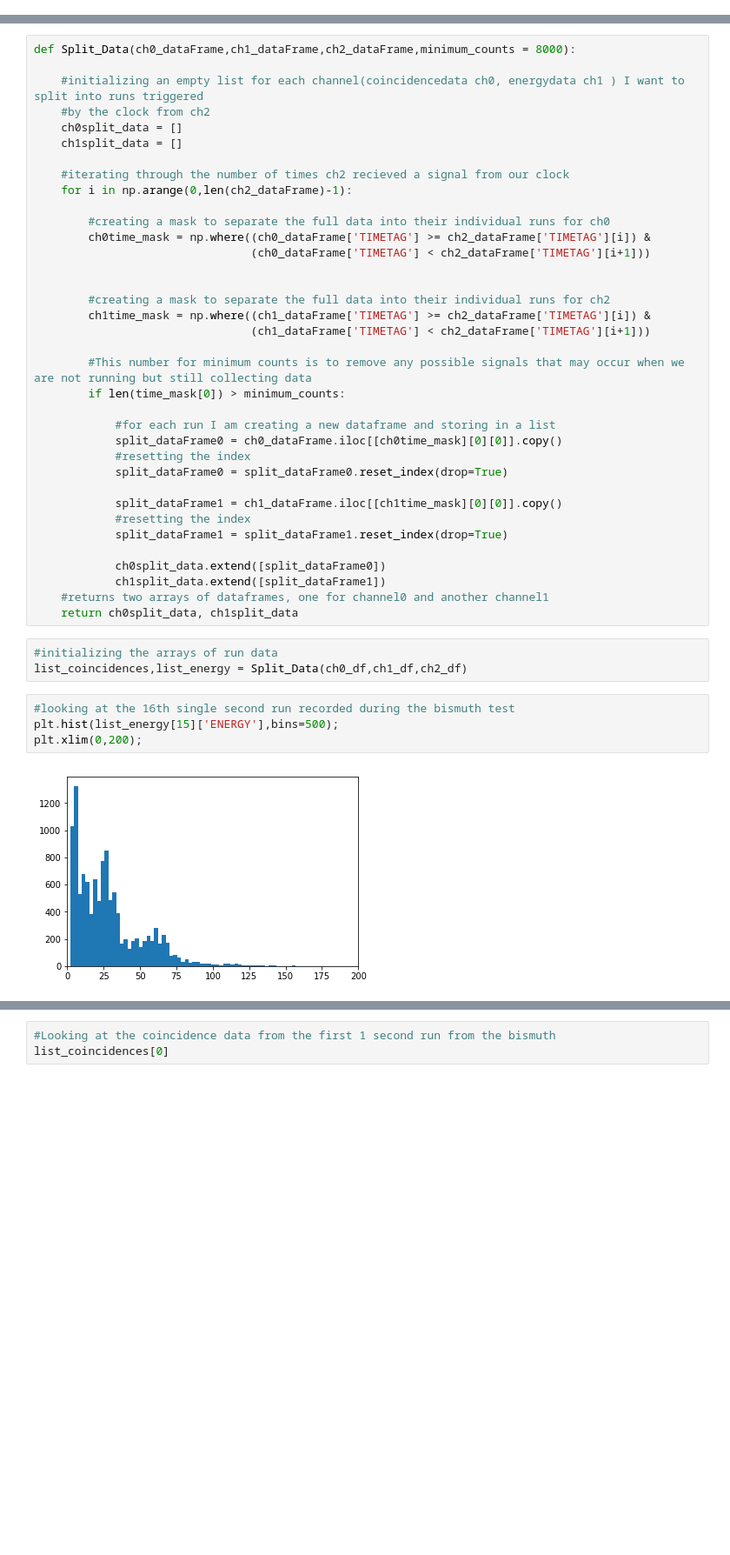
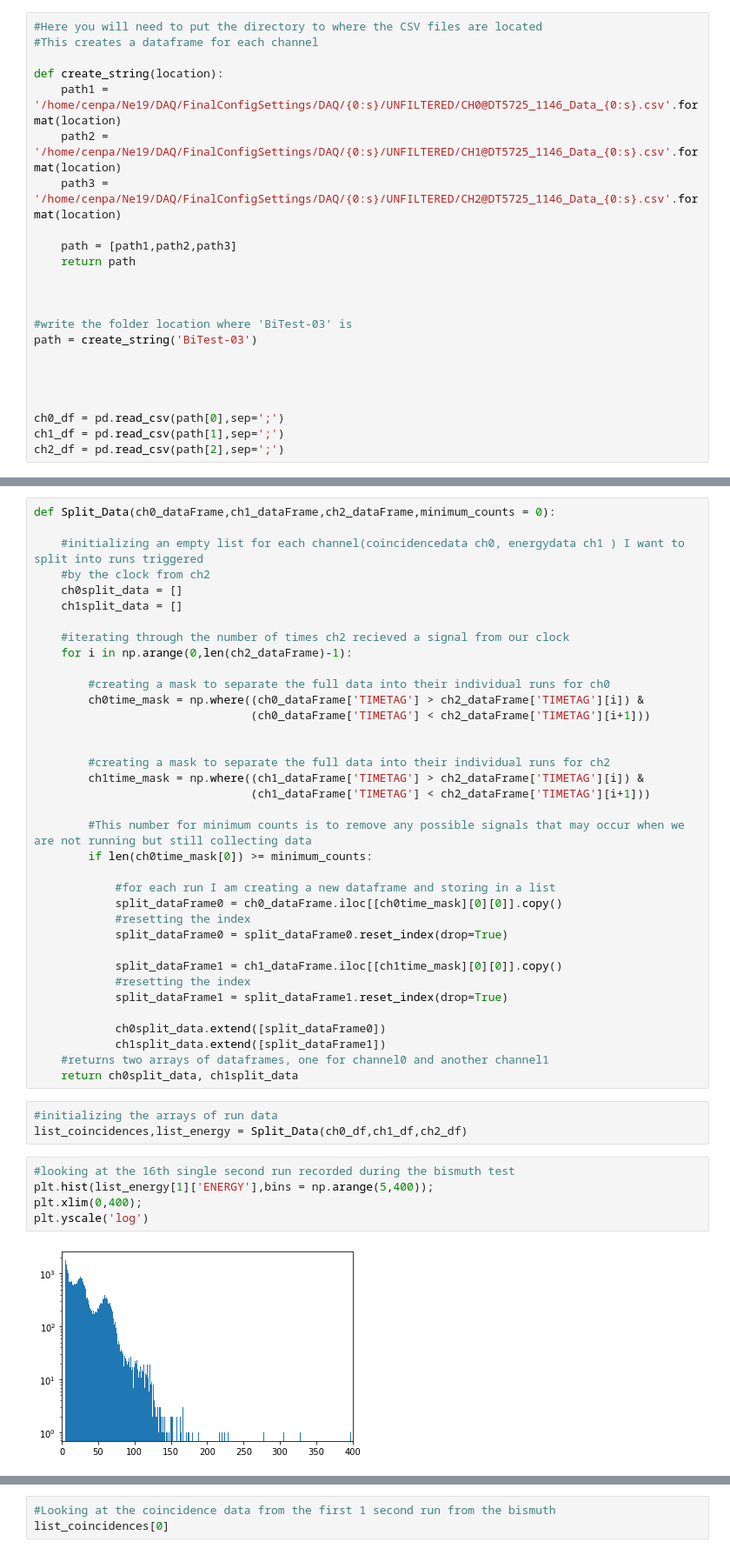
Before and after one commit to Higgins00/Neon-19, a Jupyter notebook: LookingAtData.ipynb, the cells around one changed output, grey strips where cells are left out. Shown at 87% size. Drawn from its saved outputs; the diff is of its cells as text; blank space fills up the shorter version.

```diff
--- a/LookingAtData.ipynb
+++ b/LookingAtData.ipynb
@@ -14,2 +8,25 @@ ch2_df = pd.read_csv('C:/Users/higgi/Desktop/Bismuth-data/CH2@DT5725_1146_Data_B
+# %%
+#Here you will need to put the directory to where the CSV files are located
+#This creates a dataframe for each channel
+
+def create_string(location):
+    path1 = '/home/cenpa/Ne19/DAQ/FinalConfigSettings/DAQ/{0:s}/UNFILTERED/CH0@DT5725_1146_Data_{0:s}.csv'.format(location)
+    path2 = '/home/cenpa/Ne19/DAQ/FinalConfigSettings/DAQ/{0:s}/UNFILTERED/CH1@DT5725_1146_Data_{0:s}.csv'.format(location)
+    path3 = '/home/cenpa/Ne19/DAQ/FinalConfigSettings/DAQ/{0:s}/UNFILTERED/CH2@DT5725_1146_Data_{0:s}.csv'.format(location)
+
+    path = [path1,path2,path3]
+    return path
+
+
+
+#write the folder location where 'BiTest-03' is
+path = create_string('BiTest-03')
+
+
+
+
+ch0_df = pd.read_csv(path[0],sep=';')
+ch1_df = pd.read_csv(path[1],sep=';')
+ch2_df = pd.read_csv(path[2],sep=';')
 # %%
 #Example of what the dataframe looks like
@@ -31,7 +52,7 @@ ch0_df
 # %% [markdown]
 ## Process of Splitting Data into indivdual runs
 # %%
-def Split_Data(ch0_dataFrame,ch1_dataFrame,ch2_dataFrame,minimum_counts = 8000):
+def Split_Data(ch0_dataFrame,ch1_dataFrame,ch2_dataFrame,minimum_counts = 0):
 
     #initializing an empty list for each channel(coincidencedata ch0, energydata ch1 ) I want to split into runs triggered
     #by the clock from ch2
@@ -42,16 +63,16 @@ def Split_Data(ch0_dataFrame,ch1_dataFrame,ch2_dataFrame,minimum_counts = 8000):
     for i in np.arange(0,len(ch2_dataFrame)-1):
 
         #creating a mask to separate the full data into their individual runs for ch0
-        ch0time_mask = np.where((ch0_dataFrame['TIMETAG'] >= ch2_dataFrame['TIMETAG'][i]) &
+        ch0time_mask = np.where((ch0_dataFrame['TIMETAG'] > ch2_dataFrame['TIMETAG'][i]) &
                                 (ch0_dataFrame['TIMETAG'] < ch2_dataFrame['TIMETAG'][i+1]))
 
 
         #creating a mask to separate the full data into their individual runs for ch2
-        ch1time_mask = np.where((ch1_dataFrame['TIMETAG'] >= ch2_dataFrame['TIMETAG'][i]) &
+        ch1time_mask = np.where((ch1_dataFrame['TIMETAG'] > ch2_dataFrame['TIMETAG'][i]) &
                                 (ch1_dataFrame['TIMETAG'] < ch2_dataFrame['TIMETAG'][i+1]))
 
         #This number for minimum counts is to remove any possible signals that may occur when we are not running but still collecting data
-        if len(time_mask[0]) > minimum_counts:
+        if len(ch0time_mask[0]) >= minimum_counts:
 
             #for each run I am creating a new dataframe and storing in a list
             split_dataFrame0 = ch0_dataFrame.iloc[[ch0time_mask][0][0]].copy()
@@ -71,7 +92,8 @@ def Split_Data(ch0_dataFrame,ch1_dataFrame,ch2_dataFrame,minimum_counts = 8000):
 list_coincidences,list_energy = Split_Data(ch0_df,ch1_df,ch2_df)
 # %%
 #looking at the 16th single second run recorded during the bismuth test
-plt.hist(list_energy[15]['ENERGY'],bins=500);
-plt.xlim(0,200);
+plt.hist(list_energy[1]['ENERGY'],bins = np.arange(5,400));
+plt.xlim(0,400);
+plt.yscale('log')
 # %% [output]
-[figure, old version]
+[figure, new version]
```
Also changed, not shown: parts of 12 cells of this notebook.
